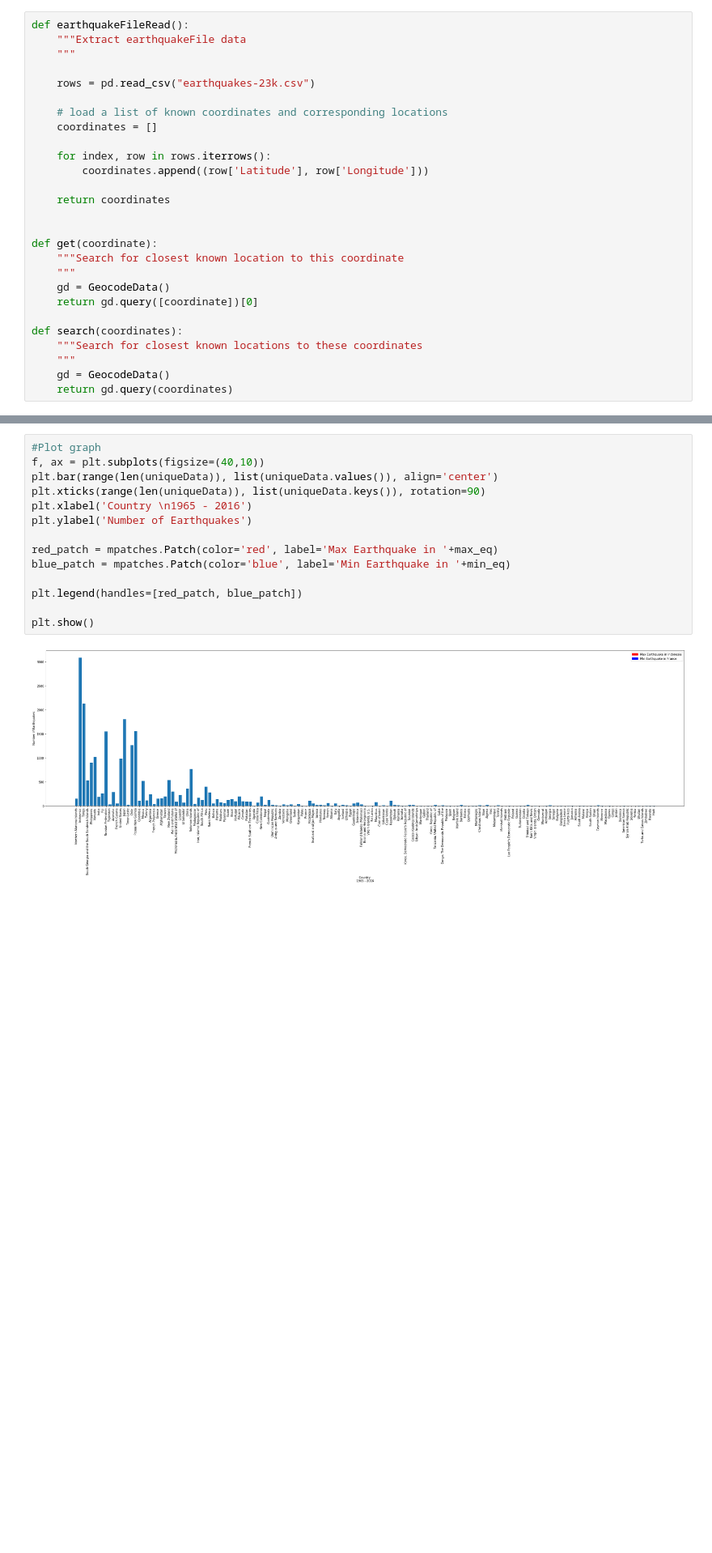
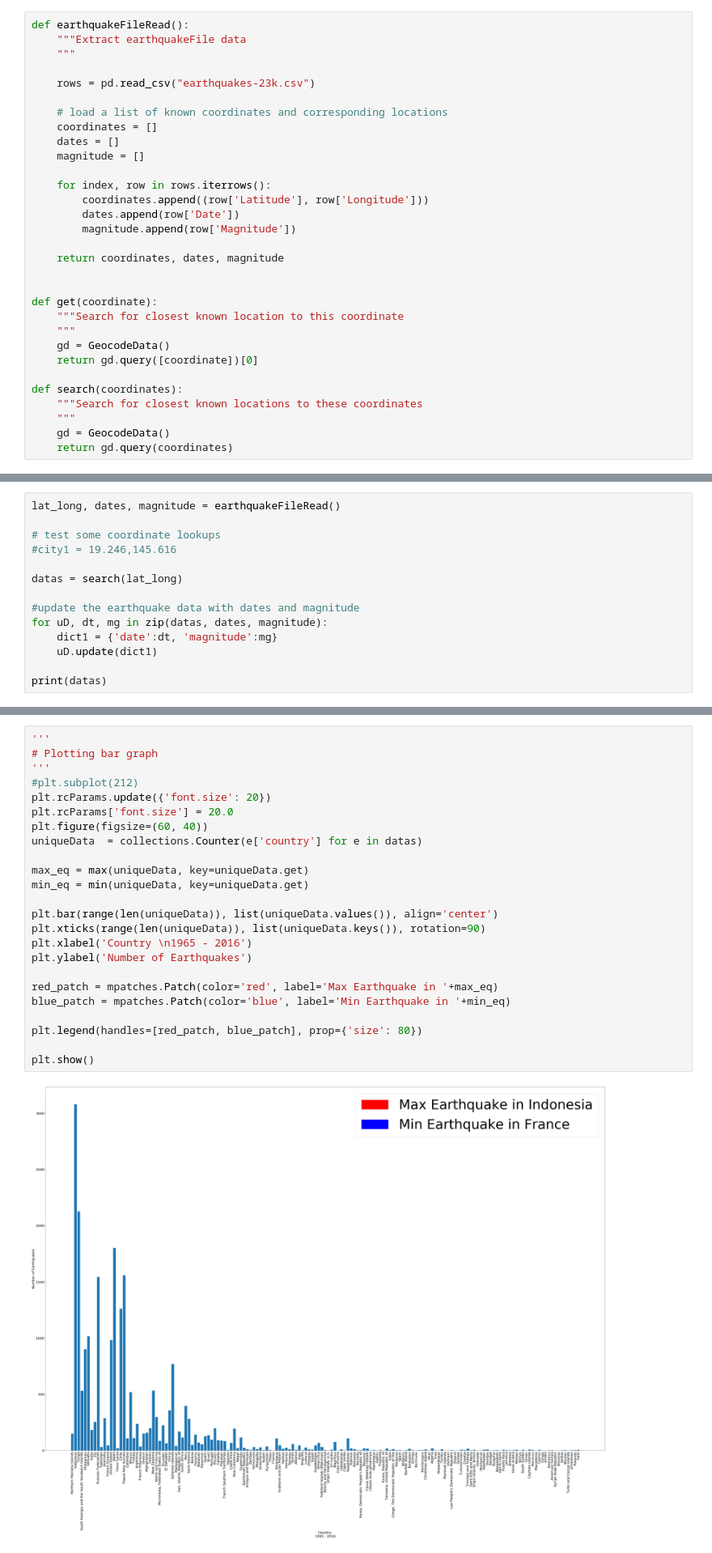
Before and after one commit to koyelpramanick/Earthquakes, a Jupyter notebook: earthquakes.ipynb, the cells around one changed output, grey strips where cells are left out. Shown at 81% size. Saved outputs shown, nothing was run; the diff lists cells and outputs as text; blank space fills up the shorter version.

```diff
--- a/earthquakes.ipynb
+++ b/earthquakes.ipynb
@@ -62,11 +62,15 @@ def earthquakeFileRead():
 
     # load a list of known coordinates and corresponding locations
     coordinates = []
+    dates = []
+    magnitude = []
 
     for index, row in rows.iterrows():
         coordinates.append((row['Latitude'], row['Longitude']))
+        dates.append(row['Date'])
+        magnitude.append(row['Magnitude'])
 
-    return coordinates
+    return coordinates, dates, magnitude
 
 
 def get(coordinate):
@@ -103,0 +87,14 @@ France
+# %%
+lat_long, dates, magnitude = earthquakeFileRead()
+
+# test some coordinate lookups
+#city1 = 19.246,145.616
+
+datas = search(lat_long)
+
+#update the earthquake data with dates and magnitude
+for uD, dt, mg in zip(datas, dates, magnitude):
+    dict1 = {'date':dt, 'magnitude':mg}
+    uD.update(dict1)
+
+print(datas)
@@ -104,16 +163,26 @@ France
 # %%
-#Plot graph
-f, ax = plt.subplots(figsize=(40,10))
+'''
+# Plotting bar graph
+'''
+#plt.subplot(212)
+plt.rcParams.update({'font.size': 20})
+plt.rcParams['font.size'] = 20.0
+plt.figure(figsize=(60, 40))
+uniqueData  = collections.Counter(e['country'] for e in datas)
+
+max_eq = max(uniqueData, key=uniqueData.get)
+min_eq = min(uniqueData, key=uniqueData.get)
+
 plt.bar(range(len(uniqueData)), list(uniqueData.values()), align='center')
 plt.xticks(range(len(uniqueData)), list(uniqueData.keys()), rotation=90)
 plt.xlabel('Country \n1965 - 2016')
 plt.ylabel('Number of Earthquakes')
 
 red_patch = mpatches.Patch(color='red', label='Max Earthquake in '+max_eq)
 blue_patch = mpatches.Patch(color='blue', label='Min Earthquake in '+min_eq)
 
-plt.legend(handles=[red_patch, blue_patch])
+plt.legend(handles=[red_patch, blue_patch], prop={'size': 80})
 
 plt.show()
 # %% [output]
-[figure, old version]
+[figure, new version]
```
Also changed, not shown: parts of 5 cells of this notebook.
